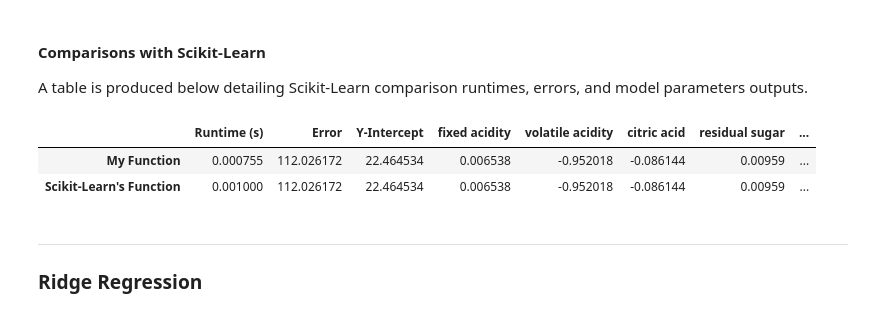
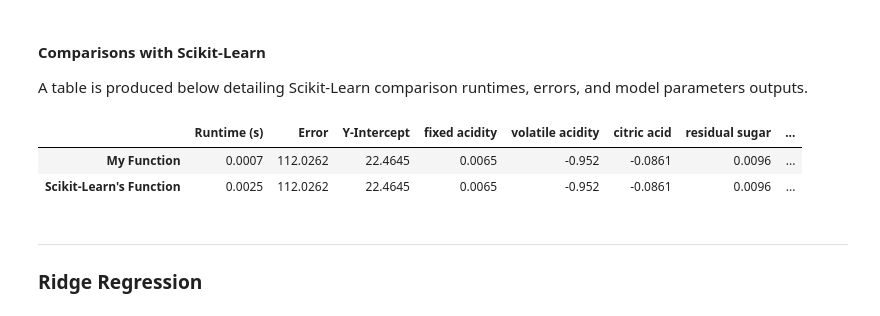
Before and after one commit to wyattowalsh/regularized-linear-regression-deep-dive, a Jupyter notebook: nb.ipynb, the cells around one changed output. Cells and saved outputs as stored; diff of their text form; code cells hidden in the pictures.

```diff
--- a/nb.ipynb
+++ b/nb.ipynb
@@ -245,11 +245,11 @@ Solving for the OLS estimator using the matrix inverse does not scale well, thus
 
 A table is produced below detailing Scikit-Learn comparison runtimes, errors, and model parameters outputs.
 # %%
-utils.compare_ols(X_train, y_train, test_vals, list(train.columns[0:-1]))
+utils.compare(X_train, y_train, test_vals, list(train.columns[0:-1]), lr.ols)
 # %% [output]
 |  | Runtime (s) | Error | Y-Intercept | fixed acidity | volatile acidity | citric acid | residual sugar | ... |
-| My Function | 0.000755 | 112.026172 | 22.464534 | 0.006538 | -0.952018 | -0.086144 | 0.00959 | ... |
-| Scikit-Learn's Function | 0.001000 | 112.026172 | 22.464534 | 0.006538 | -0.952018 | -0.086144 | 0.00959 | ... |
+| My Function | 0.0007 | 112.0262 | 22.4645 | 0.0065 | -0.952 | -0.0861 | 0.0096 | ... |
+| Scikit-Learn's Function | 0.0025 | 112.0262 | 22.4645 | 0.0065 | -0.952 | -0.0861 | 0.0096 | ... |
 # %% [markdown]
 ---
 
```
Also changed, not shown: parts of 12 cells of this notebook, 4 other files.
